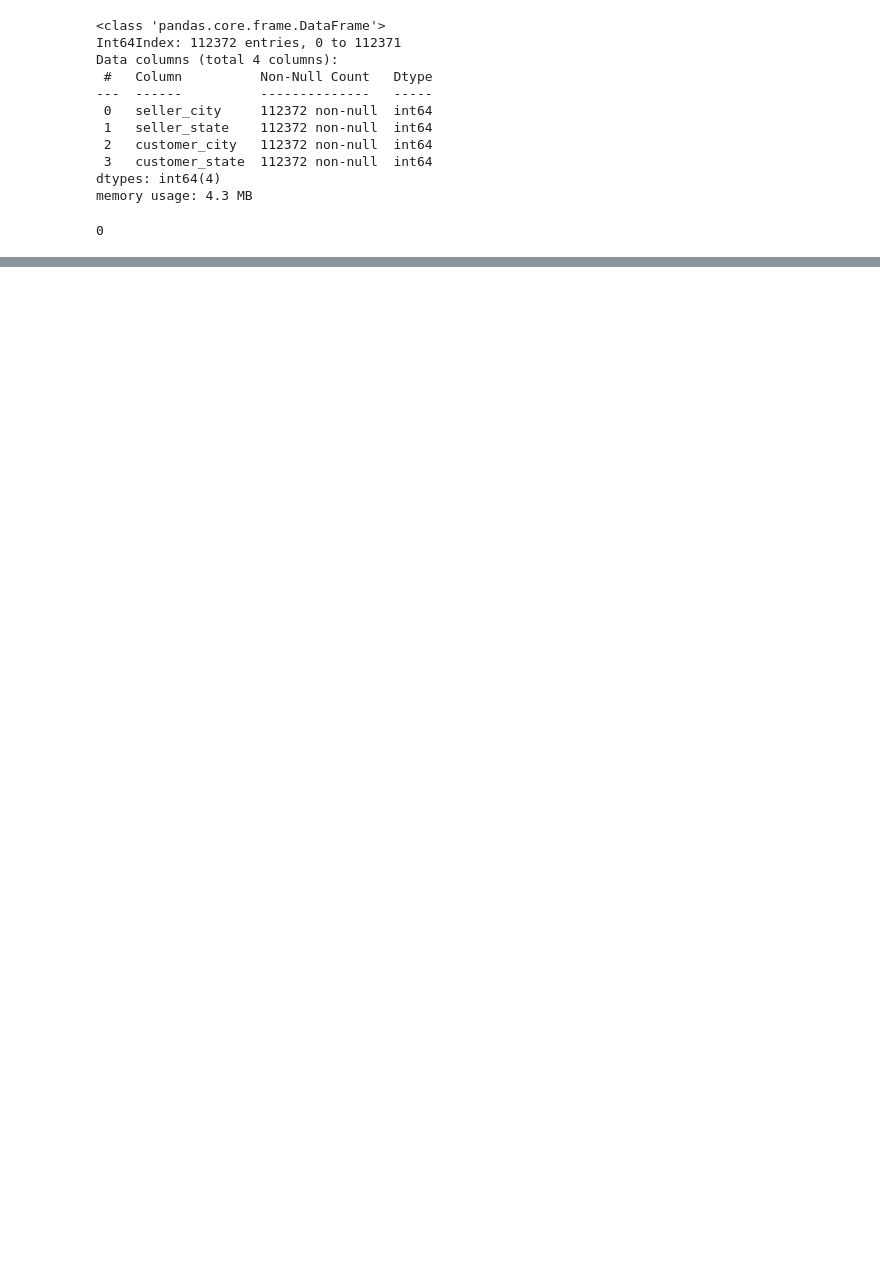
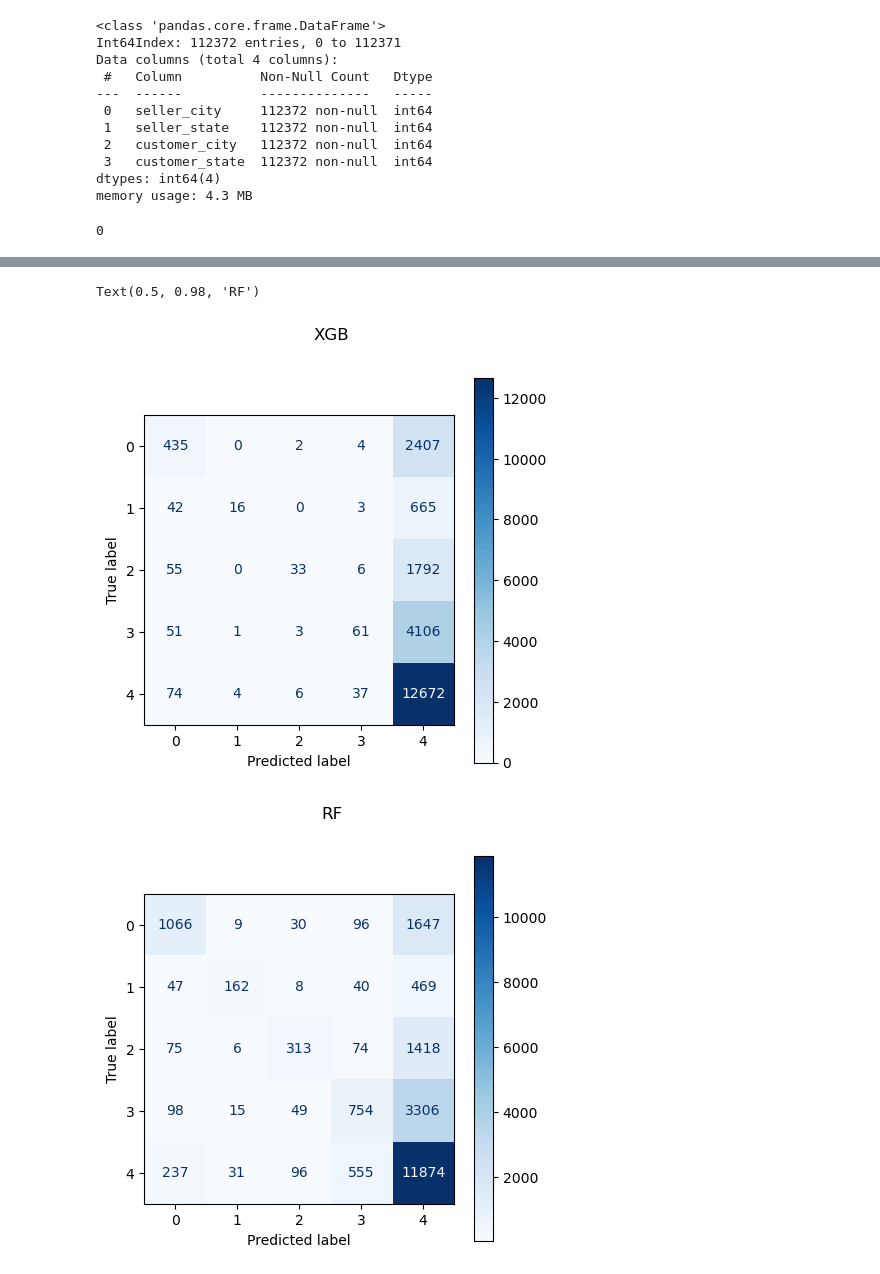
Before and after one commit to leshau90/whaz, a Jupyter notebook: Tugas-SPK-Rodiah/tugas.ipynb, the cells around one changed output, grey strips where cells are left out. Saved outputs shown, nothing was run; the diff lists cells and outputs as text; code cells hidden in the pictures; blank space fills up the shorter version.

```diff
--- a/Tugas-SPK-Rodiah/tugas.ipynb
+++ b/Tugas-SPK-Rodiah/tugas.ipynb
@@ -225,0 +193,27 @@ skplt.metrics.plot_confusion_matrix(y_test, logr_pred, normalize=False, title =
+# %%
+from sklearn.metrics import ConfusionMatrixDisplay
+disp = ConfusionMatrixDisplay.from_predictions(
+                                              y_test,
+                                              xgb_pred,
+                                            #   display_labels=labels,
+                                              cmap=plt.cm.Blues
+                                              )
+fig = disp.figure_
+fig.set_figwidth(5)
+fig.set_figheight(5)
+fig.suptitle('XGB')
+
+disp = ConfusionMatrixDisplay.from_predictions(
+                                              y_test,
+                                              rf_pred,
+                                            #   display_labels=labels,
+                                              cmap=plt.cm.Blues
+                                              )
+fig = disp.figure_
+fig.set_figwidth(5)
+fig.set_figheight(5)
+fig.suptitle('RF')
+# %% [output]
+Text(0.5, 0.98, 'RF')
+[figure, added]
+[figure, added]
```
Also changed, not shown: parts of 4 cells of this notebook.
